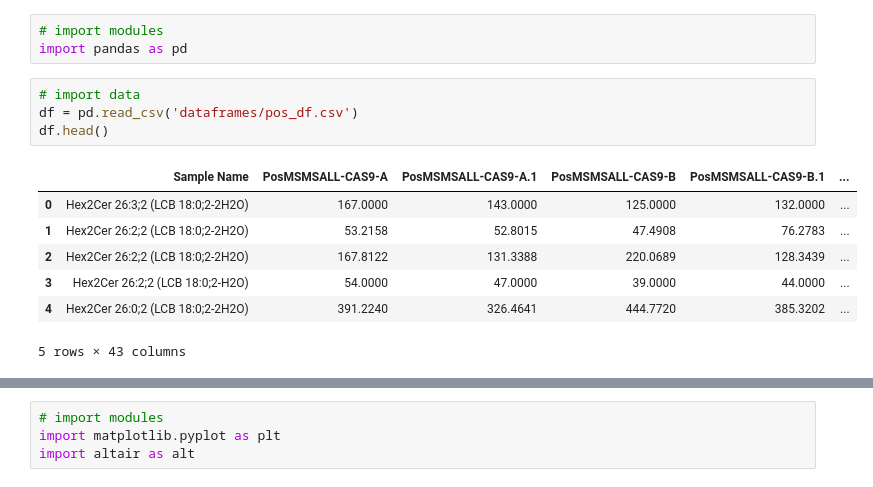
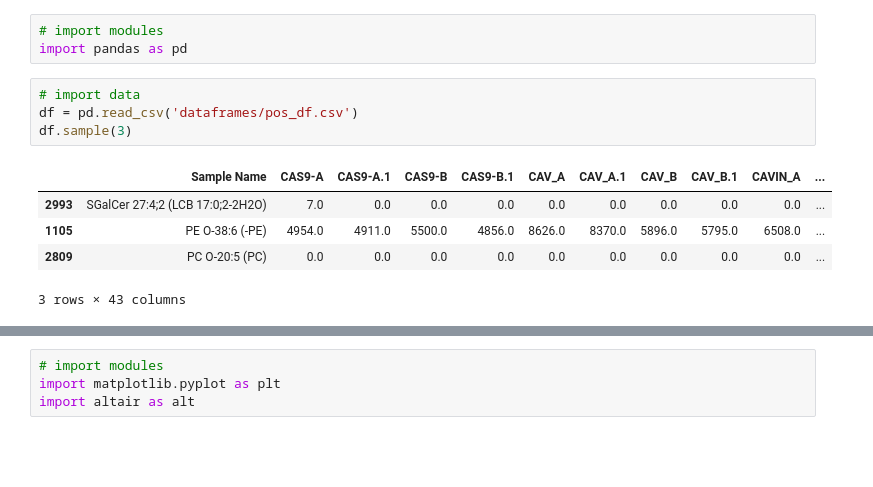
Before and after one commit to hn1902/lipids-proj-new, a Jupyter notebook: chain_length_distribution.ipynb, the cells around one changed output, grey strips where cells are left out. Saved outputs shown, nothing was run; the diff lists cells and outputs as text; blank space fills up the shorter version.

```diff
--- a/chain_length_distribution.ipynb
+++ b/chain_length_distribution.ipynb
@@ -6,13 +6,11 @@ import pandas as pd
 # %%
 # import data
 df = pd.read_csv('dataframes/pos_df.csv')
-df.head()
+df.sample(3)
 # %% [output]
-|  | Sample Name | PosMSMSALL-CAS9-A | PosMSMSALL-CAS9-A.1 | PosMSMSALL-CAS9-B | PosMSMSALL-CAS9-B.1 | ... |
-| 0 | Hex2Cer 26:3;2 (LCB 18:0;2-2H2O) | 167.0000 | 143.0000 | 125.0000 | 132.0000 | ... |
-| 1 | Hex2Cer 26:2;2 (LCB 18:0;2-2H2O) | 53.2158 | 52.8015 | 47.4908 | 76.2783 | ... |
-| 2 | Hex2Cer 26:2;2 (LCB 18:0;2-2H2O) | 167.8122 | 131.3388 | 220.0689 | 128.3439 | ... |
-| 3 | Hex2Cer 26:2;2 (LCB 18:0;2-H2O) | 54.0000 | 47.0000 | 39.0000 | 44.0000 | ... |
-| 4 | Hex2Cer 26:0;2 (LCB 18:0;2-2H2O) | 391.2240 | 326.4641 | 444.7720 | 385.3202 | ... |
+|  | Sample Name | CAS9-A | CAS9-A.1 | CAS9-B | CAS9-B.1 | CAV_A | CAV_A.1 | CAV_B | CAV_B.1 | CAVIN_A | ... |
+| 2993 | SGalCer 27:4;2 (LCB 17:0;2-2H2O) | 7.0 | 0.0 | 0.0 | 0.0 | 0.0 | 0.0 | 0.0 | 0.0 | 0.0 | ... |
+| 1105 | PE O-38:6 (-PE) | 4954.0 | 4911.0 | 5500.0 | 4856.0 | 8626.0 | 8370.0 | 5896.0 | 5795.0 | 6508.0 | ... |
+| 2809 | PC O-20:5 (PC) | 0.0 | 0.0 | 0.0 | 0.0 | 0.0 | 0.0 | 0.0 | 0.0 | 0.0 | ... |
-5 rows × 43 columns
+3 rows × 43 columns
 # %%
```
Also changed, not shown: parts of 14 cells of this notebook, 4 other files.
